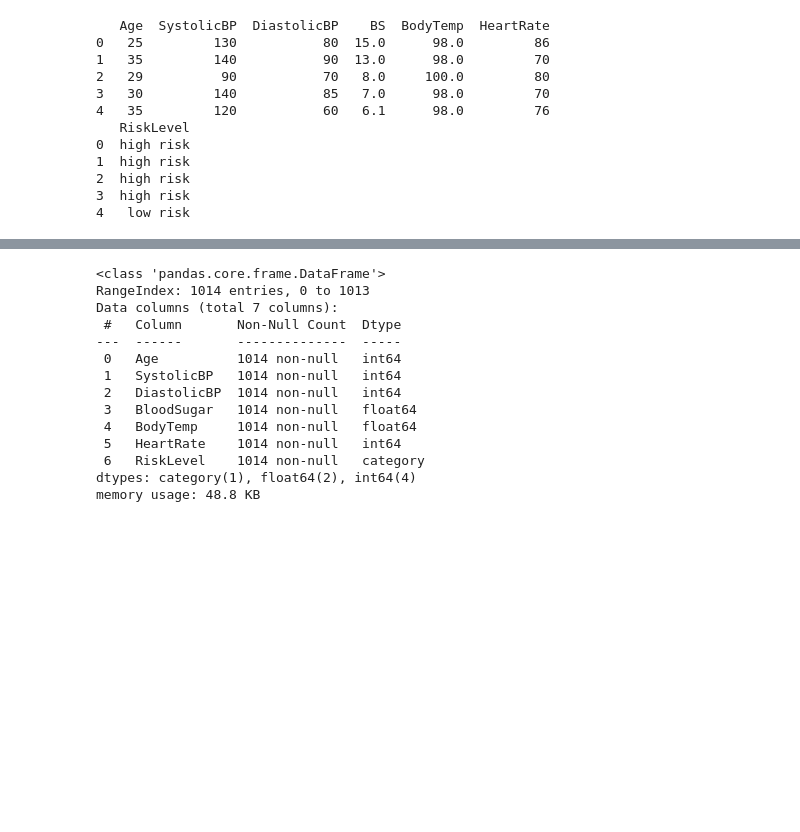
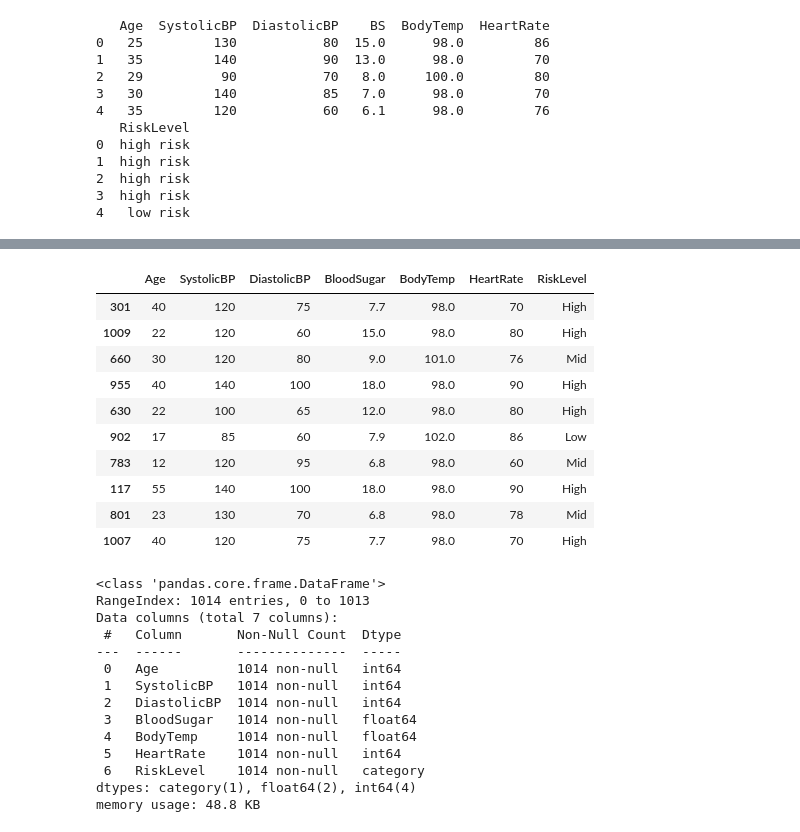
Before and after one commit to a-leena/maternal_health_risk, a Jupyter notebook: notebook/EDA.ipynb, the cells around one changed output, grey strips where cells are left out. Saved outputs shown, nothing was run; the diff lists cells and outputs as text; code cells hidden in the pictures; blank space fills up the shorter version.

```diff
--- a/notebook/EDA.ipynb
+++ b/notebook/EDA.ipynb
@@ -75,5 +75,22 @@ data.sample(20)
 # %%
 data.rename(columns={'BS':'BloodSugar'}, inplace=True)
+# %%
+data.loc[data['RiskLevel']=='high risk','RiskLevel'] = 'High'
+data.loc[data['RiskLevel']=='mid risk','RiskLevel'] = 'Mid'
+data.loc[data['RiskLevel']=='low risk','RiskLevel'] = 'Low'
+data.sample(10)
+# %% [output]
+|  | Age | SystolicBP | DiastolicBP | BloodSugar | BodyTemp | HeartRate | RiskLevel |
+| 301 | 40 | 120 | 75 | 7.7 | 98.0 | 70 | High |
+| 1009 | 22 | 120 | 60 | 15.0 | 98.0 | 80 | High |
+| 660 | 30 | 120 | 80 | 9.0 | 101.0 | 76 | Mid |
+| 955 | 40 | 140 | 100 | 18.0 | 98.0 | 90 | High |
+| 630 | 22 | 100 | 65 | 12.0 | 98.0 | 80 | High |
+| 902 | 17 | 85 | 60 | 7.9 | 102.0 | 86 | Low |
+| 783 | 12 | 120 | 95 | 6.8 | 98.0 | 60 | Mid |
+| 117 | 55 | 140 | 100 | 18.0 | 98.0 | 90 | High |
+| 801 | 23 | 130 | 70 | 6.8 | 98.0 | 78 | Mid |
+| 1007 | 40 | 120 | 75 | 7.7 | 98.0 | 70 | High |
 # %%
 # Convert RiskLevel to Categorical
 data['RiskLevel'] = data['RiskLevel'].astype('category')
```
Also changed, not shown: parts of 8 cells of this notebook, 8 other files.
